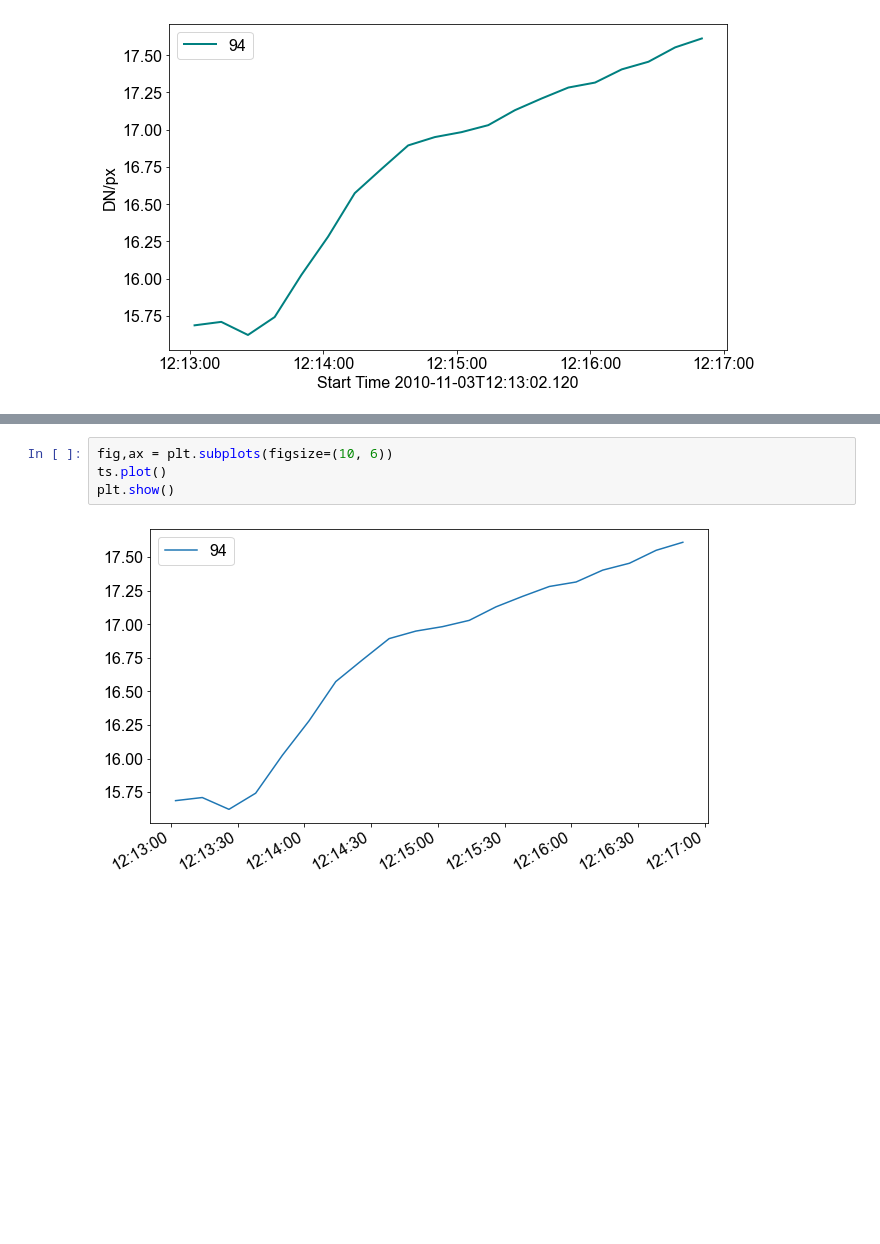
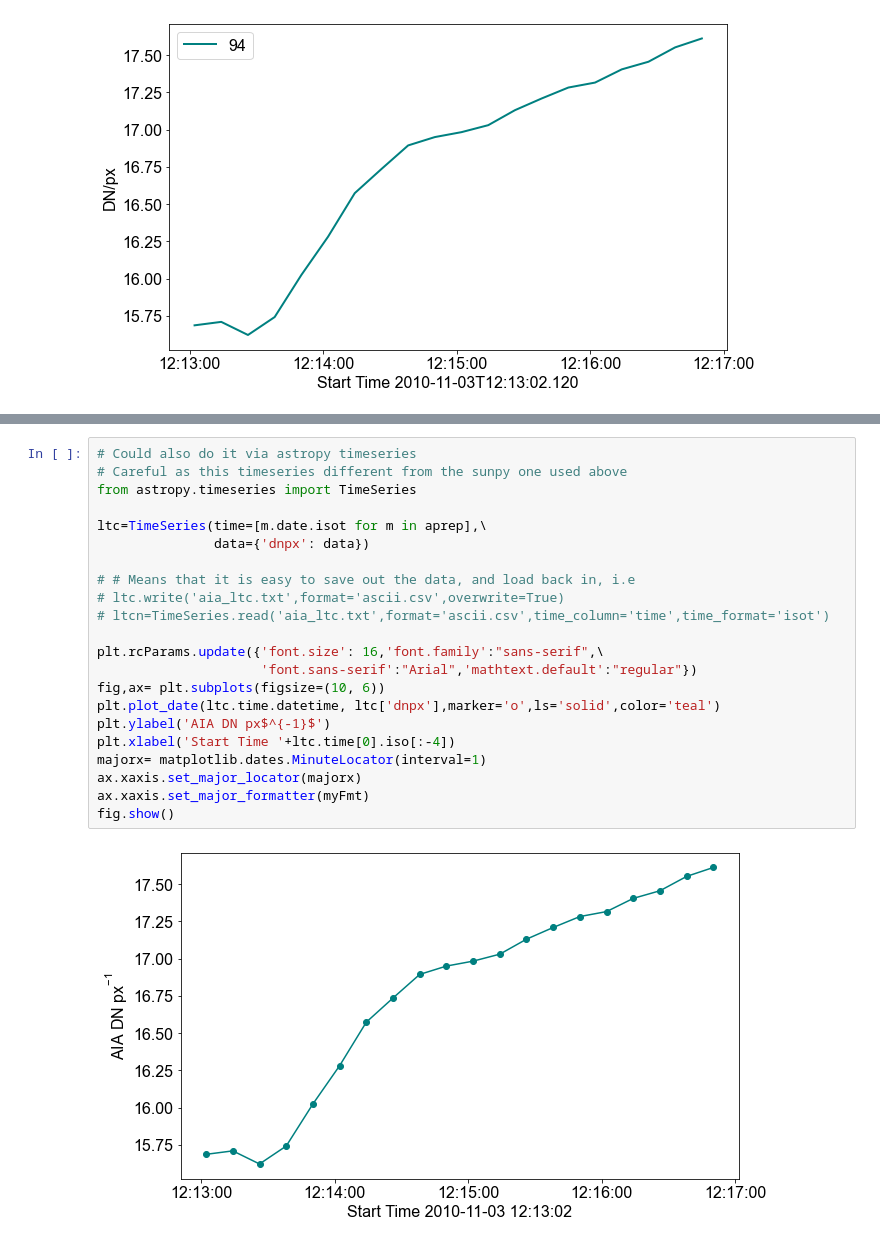
Before and after one commit to ianan/demreg, a Jupyter notebook: python/example_aia_getprep.ipynb, the cells around one changed output, grey strips where cells are left out. Drawn from its saved outputs; the diff is of its cells as text; blank space fills up the shorter version.

```diff
--- a/python/example_aia_getprep.ipynb
+++ b/python/example_aia_getprep.ipynb
@@ -182,6 +191,24 @@ ts.peek()
-# %%
-fig,ax = plt.subplots(figsize=(10, 6))
-ts.plot()
-plt.show()
-# %% [output]
-[figure, removed]
+# %%
+# Could also do it via astropy timeseries
+# Careful as this timeseries different from the sunpy one used above
+from astropy.timeseries import TimeSeries
+
+ltc=TimeSeries(time=[m.date.isot for m in aprep],\
+               data={'dnpx': data})
+
+# # Means that it is easy to save out the data, and load back in, i.e
+# ltc.write('aia_ltc.txt',format='ascii.csv',overwrite=True)
+# ltcn=TimeSeries.read('aia_ltc.txt',format='ascii.csv',time_column='time',time_format='isot')
+
+plt.rcParams.update({'font.size': 16,'font.family':"sans-serif",\
+                     'font.sans-serif':"Arial",'mathtext.default':"regular"})
+fig,ax= plt.subplots(figsize=(10, 6))
+plt.plot_date(ltc.time.datetime, ltc['dnpx'],marker='o',ls='solid',color='teal')
+plt.ylabel('AIA DN px$^{-1}$')
+plt.xlabel('Start Time '+ltc.time[0].iso[:-4])
+majorx= matplotlib.dates.MinuteLocator(interval=1)
+ax.xaxis.set_major_locator(majorx)
+ax.xaxis.set_major_formatter(myFmt)
+fig.show()
+# %% [output]
+[figure, added]
```
Also changed, not shown: parts of 2 cells of this notebook.
